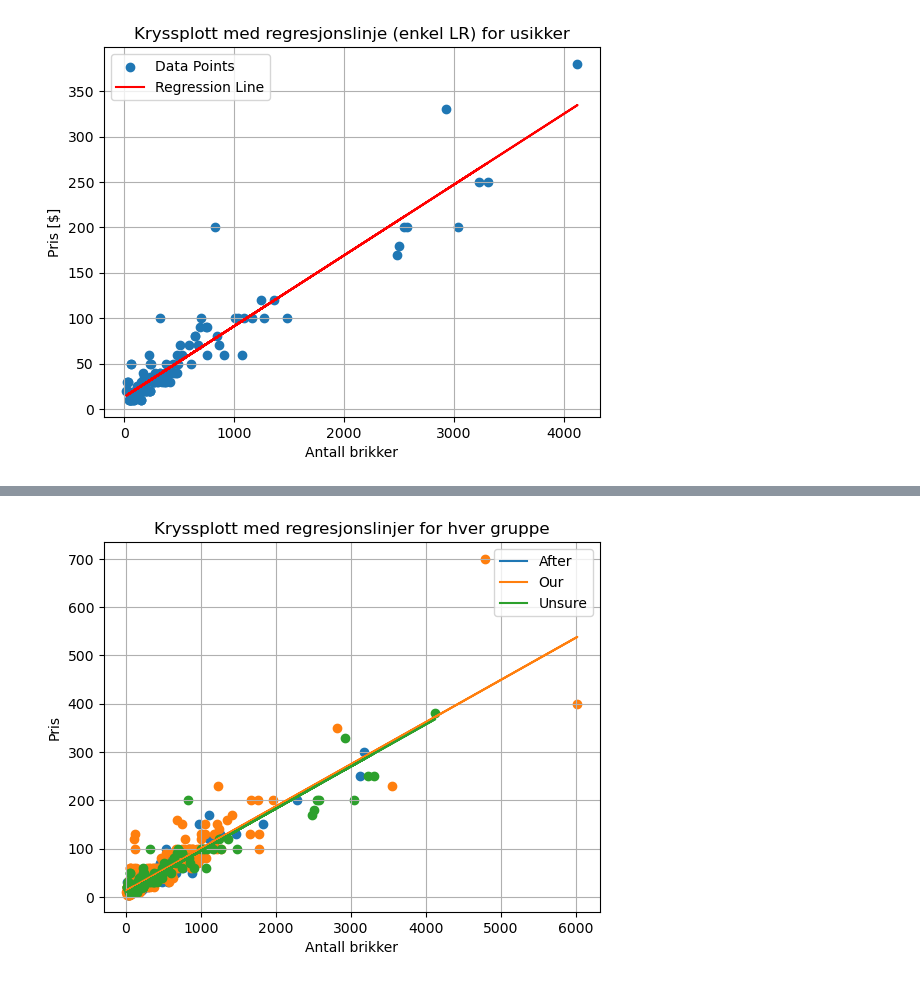
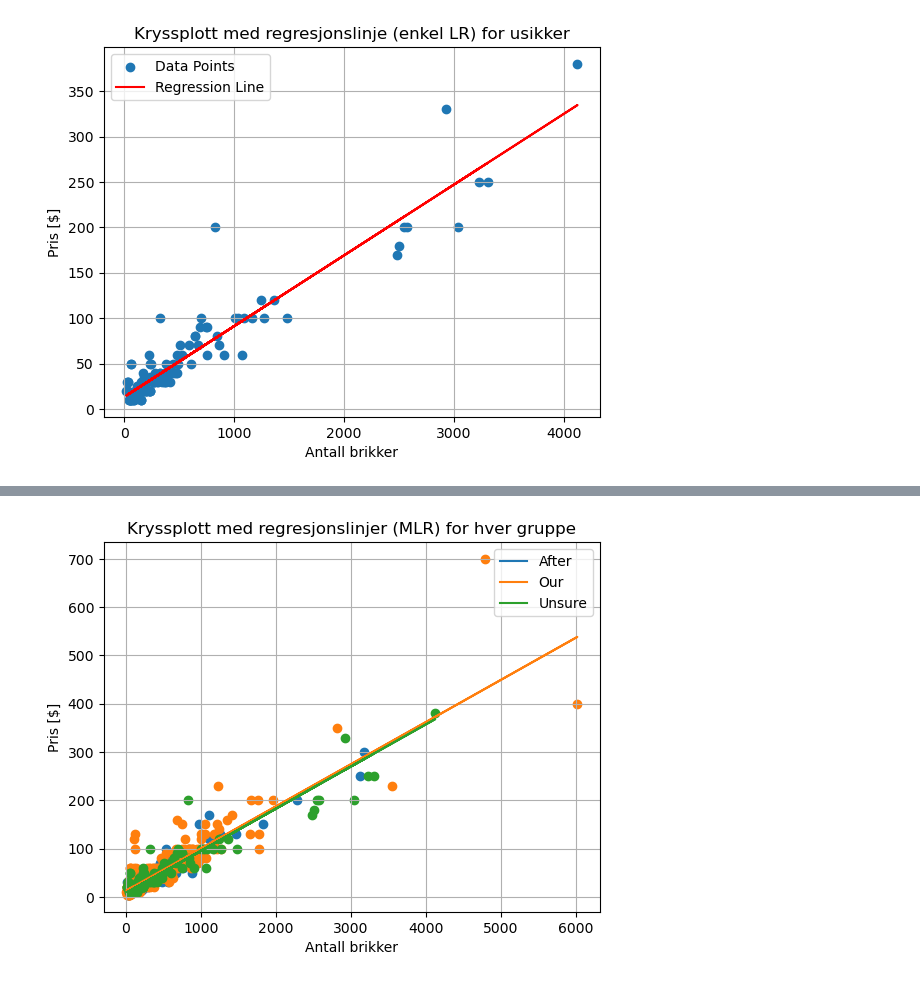
Before and after one commit to sagrimstad/ISTA1003_prosjekt, a Jupyter notebook: oppg1.ipynb, the cells around one changed output, grey strips where cells are left out. Drawn from its saved outputs; the diff is of its cells as text; code cells hidden in the pictures.

```diff
--- a/oppg1.ipynb
+++ b/oppg1.ipynb
@@ -760,24 +764,22 @@ strong multicollinearity or other numerical problems.
 # %%
 # Plotte multippel regresjonsmodell med eget skjæringspunkt for hver gruppe
 
 intercept = [resultat.params['Generation[T.Unsure]'], resultat.params['Generation[T.Our]'], 0] + resultat.params['Intercept']
 slope = resultat.params['Pieces']
-
-generations = ['After', 'Our', 'Unsure']
 
 for i, generation in enumerate(generations):
 
     regression_x = np.array(df2[df2['Generation'].isin([generation])]['Pieces'])
     regression_y = slope * regression_x + intercept[i]
 
     plt.scatter(df2[df2['Generation'].isin([generation])]['Pieces'], df2[df2['Generation'].isin([generation])]['Price'])
     plt.plot(regression_x, regression_y, label = generation)
 
 plt.xlabel('Antall brikker')
-plt.ylabel('Pris')
-plt.title('Kryssplott med regresjonslinjer for hver gruppe')
+plt.ylabel('Pris [$]')
+plt.title('Kryssplott med regresjonslinjer (MLR) for hver gruppe')
 plt.legend()
 plt.grid()
 plt.show()
 # %% [output]
-[figure, old version]
+[figure, new version]
```
Also changed, not shown: parts of 18 cells of this notebook.
